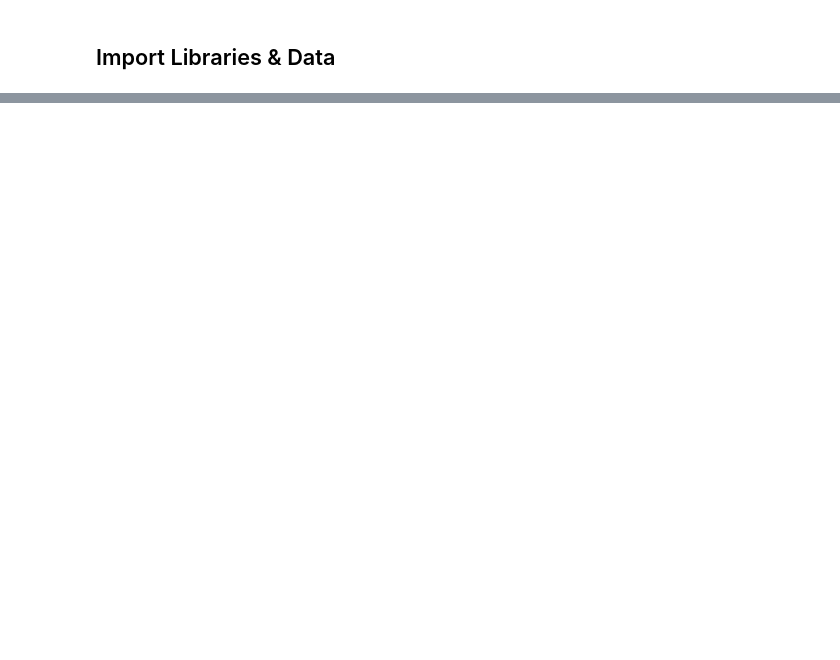
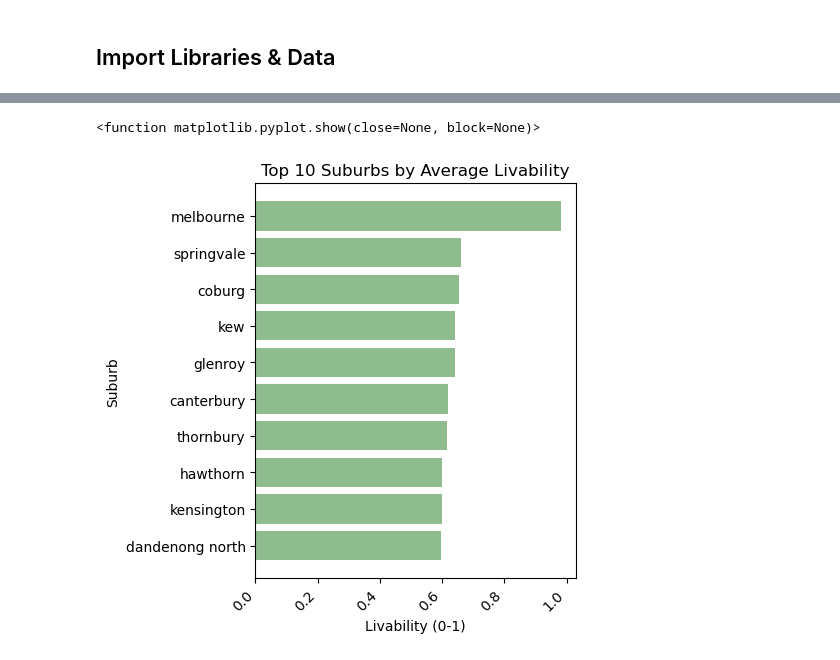
Before and after one commit to MAST30034-AppliedDataScience/project-2-group-real-estate-industry-project-15, a Jupyter notebook: notebooks/livability_index.ipynb, the cells around one changed output, grey strips where cells are left out. Cells and saved outputs as stored; diff of their text form; code cells hidden in the pictures; blank space fills up the shorter version.

```diff
--- a/notebooks/livability_index.ipynb
+++ b/notebooks/livability_index.ipynb
@@ -27,0 +156,25 @@ all_properties_merged = pd.read_csv('../data/curated/merged_feature_set/all_prop
+# %%
+top_10_livability_all = average_livability_all_properties.sort_values(by='livability', ascending=False).head(10)
+
+plt.figure(figsize=(5, 5))
+
+plt.barh(top_10_livability_all['suburb'], top_10_livability_all['livability'], color = 'darkseagreen')
+
+# Add titles and labels
+plt.title('Top 10 Suburbs by Average Livability')
+plt.xlabel('Livability (0-1)')
+plt.ylabel('Suburb')
+
+# Rotate x-axis labels for better readability
+plt.xticks(rotation=45, ha='right')
+
+# Invert the y-axis so the highest population is at the top
+plt.gca().invert_yaxis()
+
+# Display the bar chart
+plt.tight_layout()
+plt.savefig("../plots/most_livable_suburbs_all.png")
+plt.show
+# %% [output]
+<function matplotlib.pyplot.show(close=None, block=None)>
+[figure, added]
```
Also changed, not shown: parts of 35 cells of this notebook, 2 other files.
